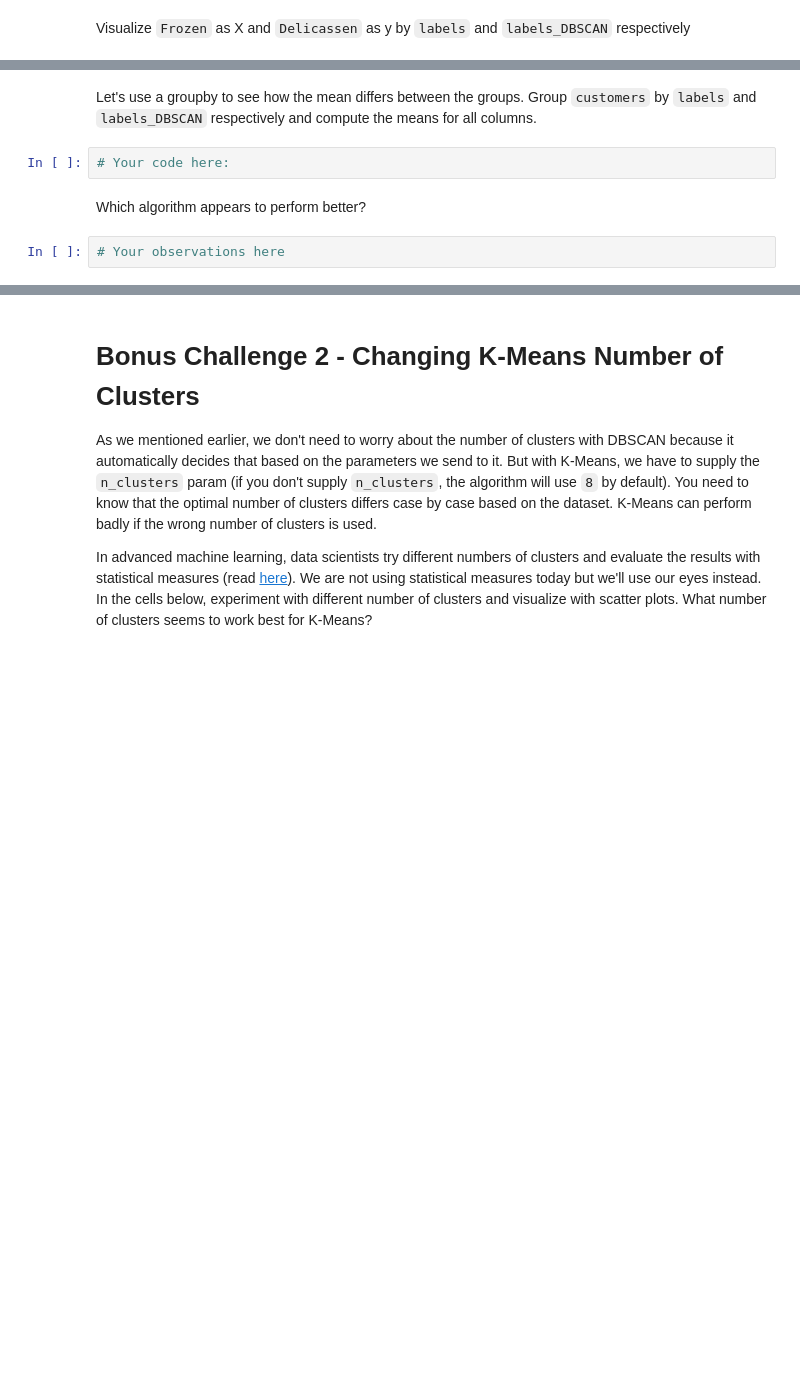
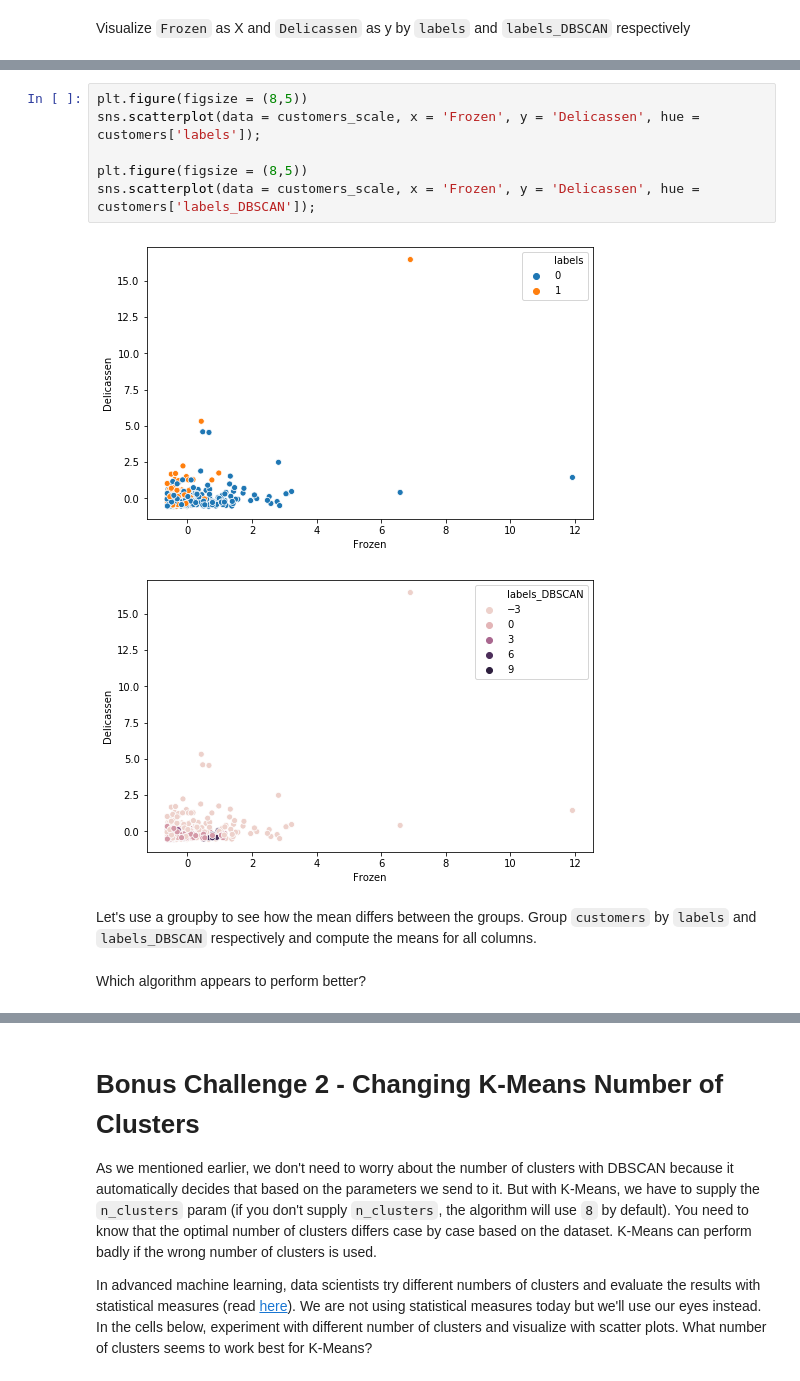
Before and after one commit to ironhack-datalabs/datamad0120, a Jupyter notebook: module-3/lab-unsupervised-learning/your-code/main.ipynb, the cells around one changed output, grey strips where cells are left out. Saved outputs shown, nothing was run; the diff lists cells and outputs as text; blank space fills up the shorter version.

```diff
--- a/module-3/lab-unsupervised-learning/your-code/main.ipynb
+++ b/module-3/lab-unsupervised-learning/your-code/main.ipynb
@@ -136,8 +197,13 @@ Visualize `Frozen` as X and `Delicassen` as y by `labels` and `labels_DBSCAN` re
+# %%
+plt.figure(figsize = (8,5))
+sns.scatterplot(data = customers_scale, x = 'Frozen', y = 'Delicassen', hue = customers['labels']);
+
+plt.figure(figsize = (8,5))
+sns.scatterplot(data = customers_scale, x = 'Frozen', y = 'Delicassen', hue = customers['labels_DBSCAN']);
+# %% [output]
+[figure, added]
+[figure, added]
 # %% [markdown]
 Let's use a groupby to see how the mean differs between the groups. Group `customers` by `labels` and `labels_DBSCAN` respectively and compute the means for all columns.
-# %%
-# Your code here:
 # %% [markdown]
 Which algorithm appears to perform better?
-# %%
-# Your observations here
```
Also changed, not shown: parts of 27 cells of this notebook.
